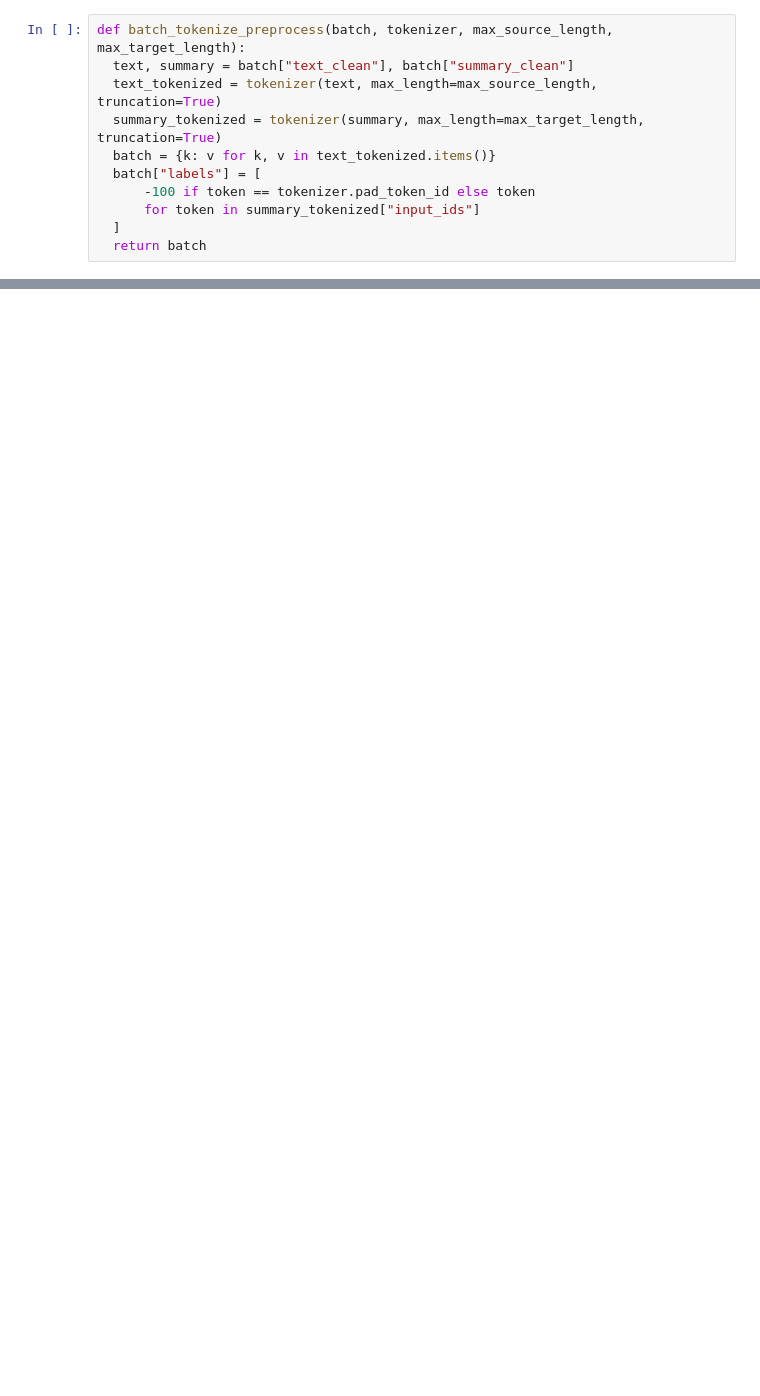
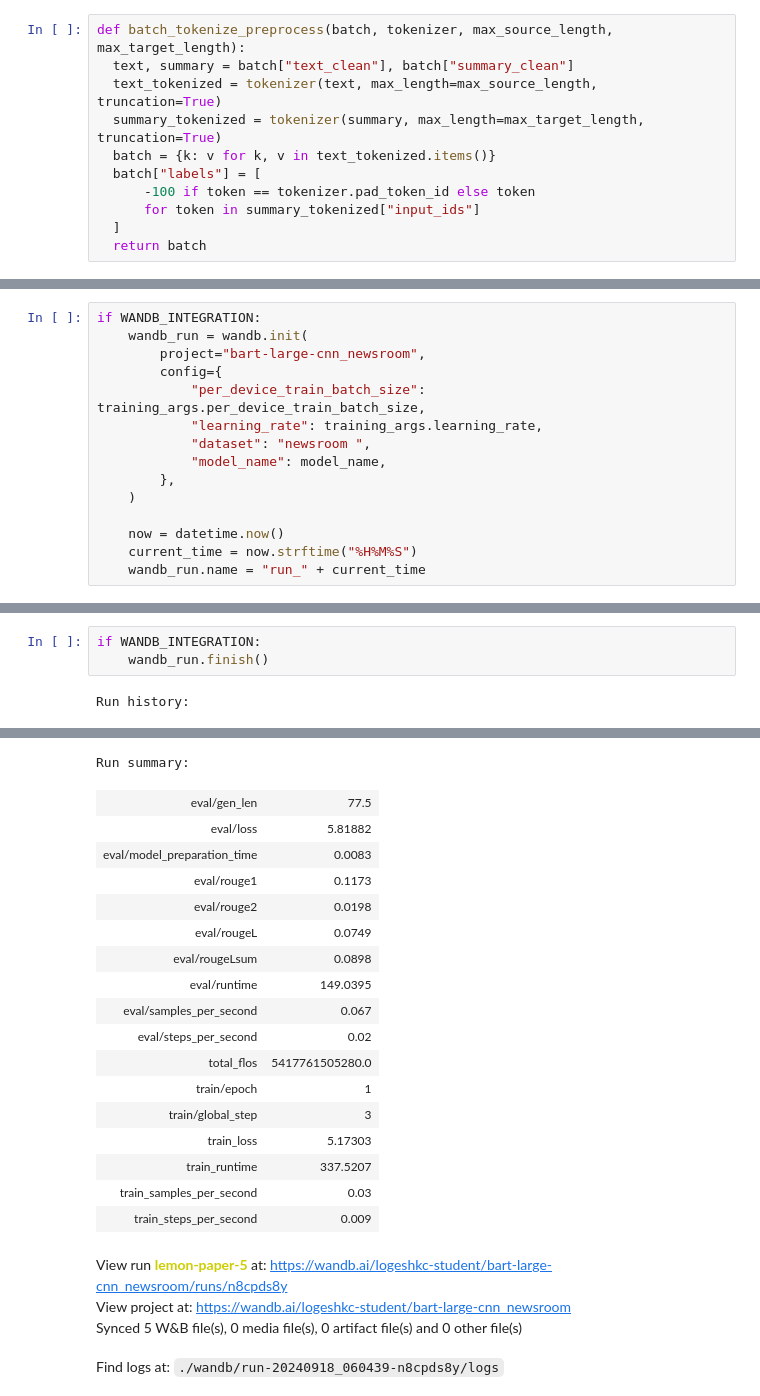
Before and after one commit to LogeshChandran/Huggingface_finetune, a Jupyter notebook: testing.ipynb, the cells around one changed output, grey strips where cells are left out. Saved outputs shown, nothing was run; the diff lists cells and outputs as text; blank space fills up the shorter version.

Commit message:
newsroom dataset train and test

```diff
--- a/testing.ipynb
+++ b/testing.ipynb
@@ -172,0 +288,15 @@ metric = evaluate.load("rouge")
+# %%
+if WANDB_INTEGRATION:
+    wandb_run = wandb.init(
+        project="bart-large-cnn_newsroom",
+        config={
+            "per_device_train_batch_size": training_args.per_device_train_batch_size,
+            "learning_rate": training_args.learning_rate,
+            "dataset": "newsroom ",
+            "model_name": model_name,
+        },
+    )
+
+    now = datetime.now()
+    current_time = now.strftime("%H%M%S")
+    wandb_run.name = "run_" + current_time
@@ -172,0 +369,5 @@ metric = evaluate.load("rouge")
+# %%
+if WANDB_INTEGRATION:
+    wandb_run.finish()
+# %% [output]
+Run history:
@@ -172,0 +386,22 @@ metric = evaluate.load("rouge")
+Run summary:
+| eval/gen_len | 77.5 |
+| eval/loss | 5.81882 |
+| eval/model_preparation_time | 0.0083 |
+| eval/rouge1 | 0.1173 |
+| eval/rouge2 | 0.0198 |
+| eval/rougeL | 0.0749 |
+| eval/rougeLsum | 0.0898 |
+| eval/runtime | 149.0395 |
+| eval/samples_per_second | 0.067 |
+| eval/steps_per_second | 0.02 |
+| total_flos | 5417761505280.0 |
+| train/epoch | 1 |
+| train/global_step | 3 |
+| train_loss | 5.17303 |
+| train_runtime | 337.5207 |
+| train_samples_per_second | 0.03 |
+| train_steps_per_second | 0.009 |
+View run lemon-paper-5 at: https://wandb.ai/logeshkc-student/bart-large-cnn_newsroom/runs/n8cpds8y
+View project at: https://wandb.ai/logeshkc-student/bart-large-cnn_newsroom
+Synced 5 W&B file(s), 0 media file(s), 0 artifact file(s) and 0 other file(s)
+Find logs at: ./wandb/run-20240918_060439-n8cpds8y/logs
```
Also changed, not shown: parts of 29 cells of this notebook.
